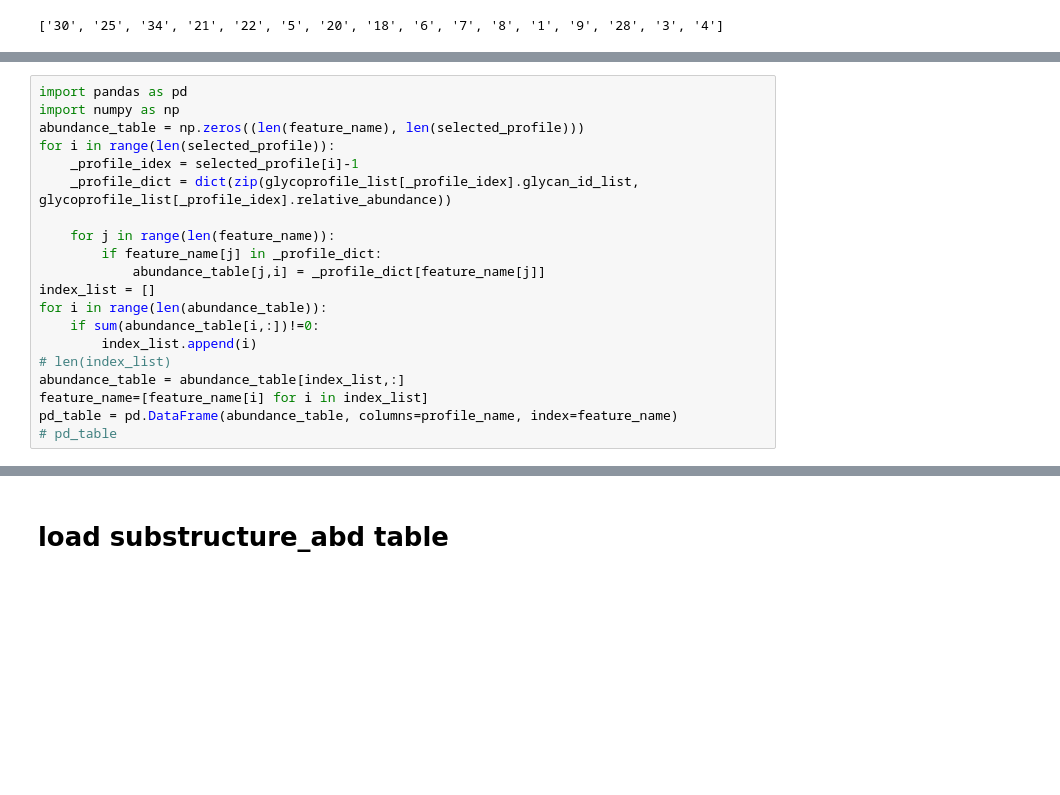
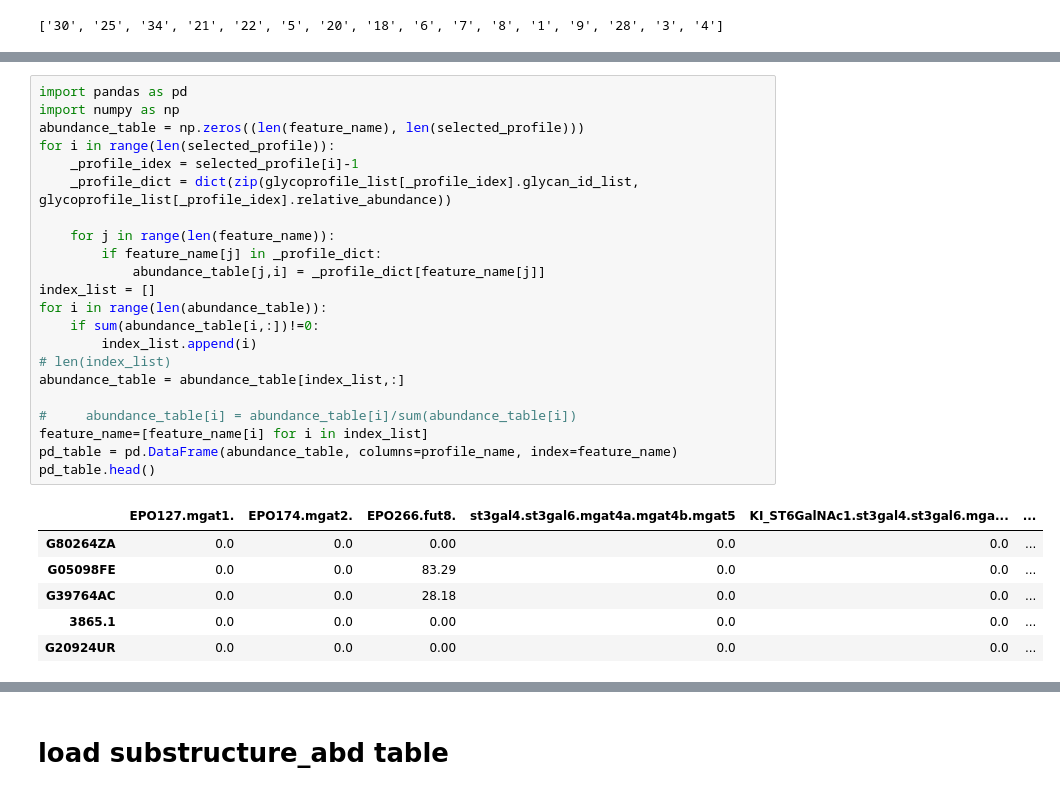
Before and after one commit to LewisLabUCSD/GlyCompare, a Jupyter notebook: example_notebook/Fig2_Fig3_epo_analysis.ipynb, the cells around one changed output, grey strips where cells are left out. Saved outputs shown, nothing was run; the diff lists cells and outputs as text; blank space fills up the shorter version.

```diff
--- a/example_notebook/Fig2_Fig3_epo_analysis.ipynb
+++ b/example_notebook/Fig2_Fig3_epo_analysis.ipynb
@@ -233,20 +173,29 @@ print(profile_name)
 # %%
 import pandas as pd
 import numpy as np
 abundance_table = np.zeros((len(feature_name), len(selected_profile)))
 for i in range(len(selected_profile)):
     _profile_idex = selected_profile[i]-1
     _profile_dict = dict(zip(glycoprofile_list[_profile_idex].glycan_id_list, glycoprofile_list[_profile_idex].relative_abundance))
 
     for j in range(len(feature_name)):
         if feature_name[j] in _profile_dict:
             abundance_table[j,i] = _profile_dict[feature_name[j]]
 index_list = []
 for i in range(len(abundance_table)):
     if sum(abundance_table[i,:])!=0:
         index_list.append(i)
 # len(index_list)
 abundance_table = abundance_table[index_list,:]
+
+#     abundance_table[i] = abundance_table[i]/sum(abundance_table[i])
 feature_name=[feature_name[i] for i in index_list]
 pd_table = pd.DataFrame(abundance_table, columns=profile_name, index=feature_name)
-# pd_table
+pd_table.head()
+# %% [output]
+|  | EPO127.mgat1. | EPO174.mgat2. | EPO266.fut8. | st3gal4.st3gal6.mgat4a.mgat4b.mgat5 | KI_ST6GalNAc1.st3gal4.st3gal6.mga... | ... |
+| G80264ZA | 0.0 | 0.0 | 0.00 | 0.0 | 0.0 | ... |
+| G05098FE | 0.0 | 0.0 | 83.29 | 0.0 | 0.0 | ... |
+| G39764AC | 0.0 | 0.0 | 28.18 | 0.0 | 0.0 | ... |
+| 3865.1 | 0.0 | 0.0 | 0.00 | 0.0 | 0.0 | ... |
+| G20924UR | 0.0 | 0.0 | 0.00 | 0.0 | 0.0 | ... |
```
Also changed, not shown: parts of 20 cells of this notebook, 17 other files.
